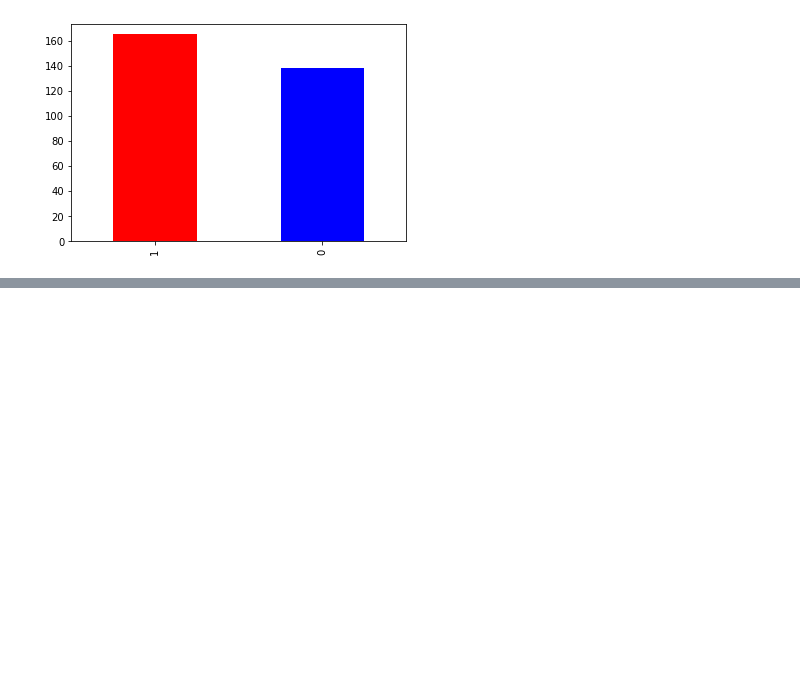
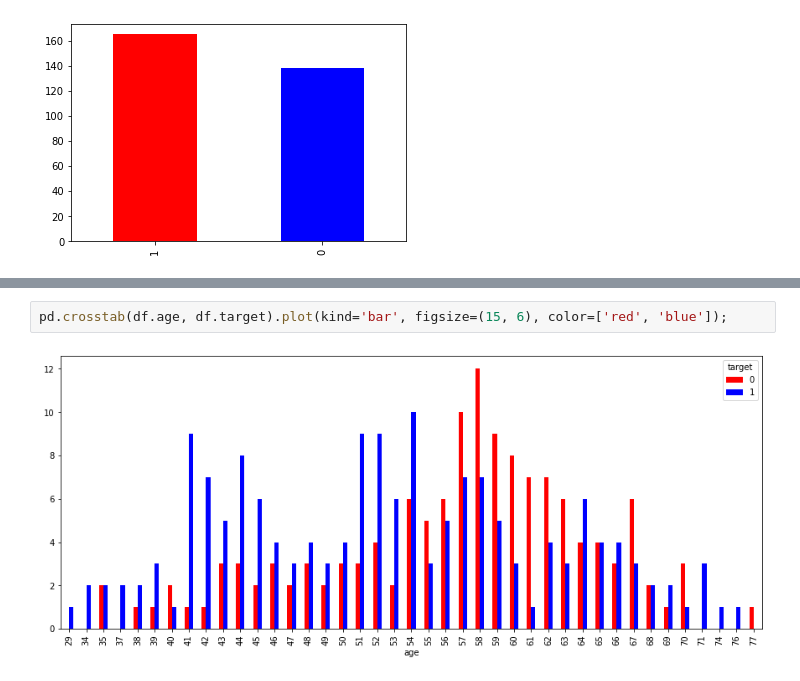
Before and after one commit to crysqrlkys/heart-disease-classification, a Jupyter notebook: notebooks/heart-disease-classification.ipynb, the cells around one changed output, grey strips where cells are left out. Cells and saved outputs as stored; diff of their text form; blank space fills up the shorter version.

```diff
--- a/notebooks/heart-disease-classification.ipynb
+++ b/notebooks/heart-disease-classification.ipynb
@@ -159,0 +205,4 @@ df.describe()
+# %%
+pd.crosstab(df.age, df.target).plot(kind='bar', figsize=(15, 6), color=['red', 'blue']);
+# %% [output]
+[figure, added]
```
Also changed, not shown: parts of 21 cells of this notebook.
